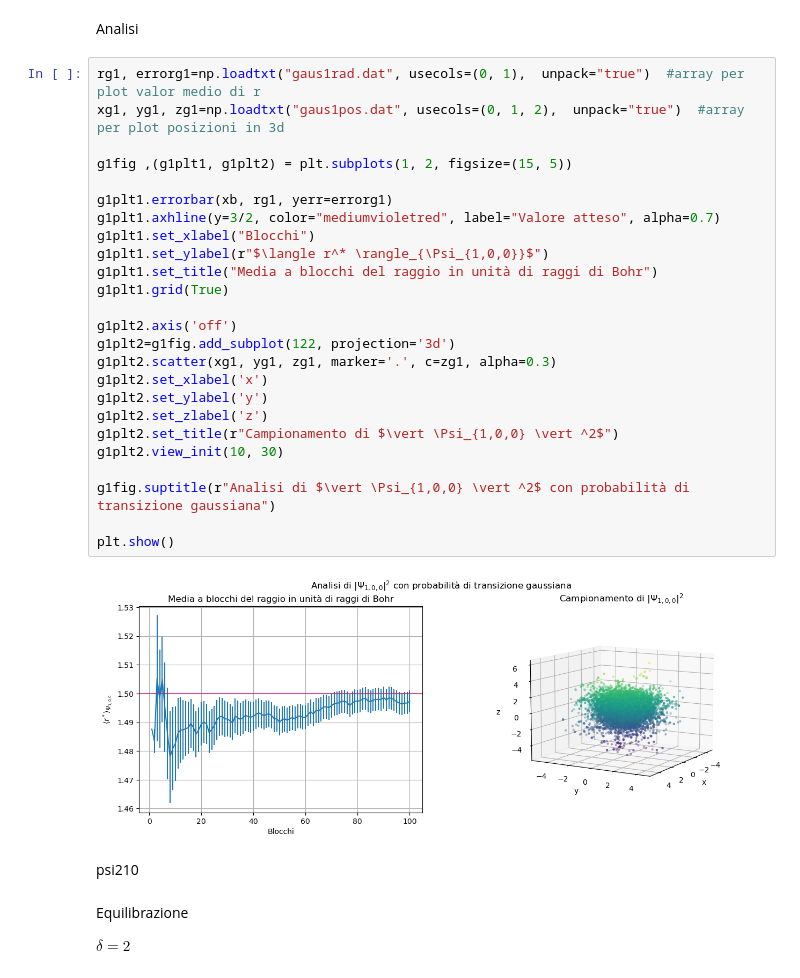
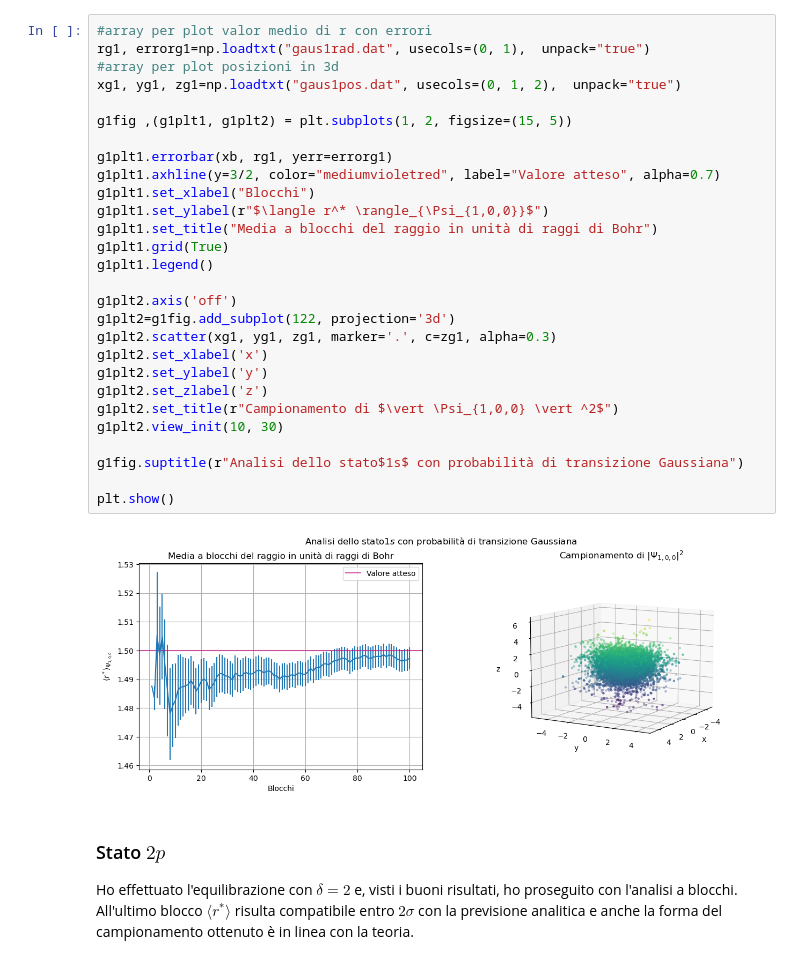
Before and after one commit to angela-bonato/LaboratorioSimulazioneNumerica, a Jupyter notebook: Es05/Esercitazione5.ipynb, the cells around one changed output. Saved outputs shown, nothing was run; the diff lists cells and outputs as text.

```diff
--- a/Es05/Esercitazione5.ipynb
+++ b/Es05/Esercitazione5.ipynb
@@ -220,36 +224,35 @@ plt.show()
-# %% [markdown]
-Analisi
 # %%
-rg1, errorg1=np.loadtxt("gaus1rad.dat", usecols=(0, 1),  unpack="true")  #array per plot valor medio di r
-xg1, yg1, zg1=np.loadtxt("gaus1pos.dat", usecols=(0, 1, 2),  unpack="true")  #array per plot posizioni in 3d
+#array per plot valor medio di r con errori
+rg1, errorg1=np.loadtxt("gaus1rad.dat", usecols=(0, 1),  unpack="true")
+#array per plot posizioni in 3d
+xg1, yg1, zg1=np.loadtxt("gaus1pos.dat", usecols=(0, 1, 2),  unpack="true")
 
 g1fig ,(g1plt1, g1plt2) = plt.subplots(1, 2, figsize=(15, 5))
 
 g1plt1.errorbar(xb, rg1, yerr=errorg1)
 g1plt1.axhline(y=3/2, color="mediumvioletred", label="Valore atteso", alpha=0.7)
 g1plt1.set_xlabel("Blocchi")
 g1plt1.set_ylabel(r"$\langle r^* \rangle_{\Psi_{1,0,0}}$")
 g1plt1.set_title("Media a blocchi del raggio in unità di raggi di Bohr")
 g1plt1.grid(True)
+g1plt1.legend()
 
 g1plt2.axis('off')
 g1plt2=g1fig.add_subplot(122, projection='3d')
 g1plt2.scatter(xg1, yg1, zg1, marker='.', c=zg1, alpha=0.3)
 g1plt2.set_xlabel('x')
 g1plt2.set_ylabel('y')
 g1plt2.set_zlabel('z')
 g1plt2.set_title(r"Campionamento di $\vert \Psi_{1,0,0} \vert ^2$")
 g1plt2.view_init(10, 30)
 
-g1fig.suptitle(r"Analisi di $\vert \Psi_{1,0,0} \vert ^2$ con probabilità di transizione gaussiana")
+g1fig.suptitle(r"Analisi dello stato$1s$ con probabilità di transizione Gaussiana")
 
 plt.show()
 # %% [output]
-[figure, old version]
+[figure, new version]
 # %% [markdown]
-psi210
+### Stato $2p$
+
+Ho effettuato l'equilibrazione con $\delta=2$ e, visti i buoni risultati, ho proseguito con l'analisi a blocchi. All'ultimo blocco $\langle r^* \rangle$ risulta compatibile entro $2\sigma$ con la previsione analitica e anche la forma del campionamento ottenuto è in linea con la teoria.
-# %% [markdown]
-Equilibrazione
-
-$\delta=2$
 # %%
```
Also changed, not shown: parts of 24 cells of this notebook.
